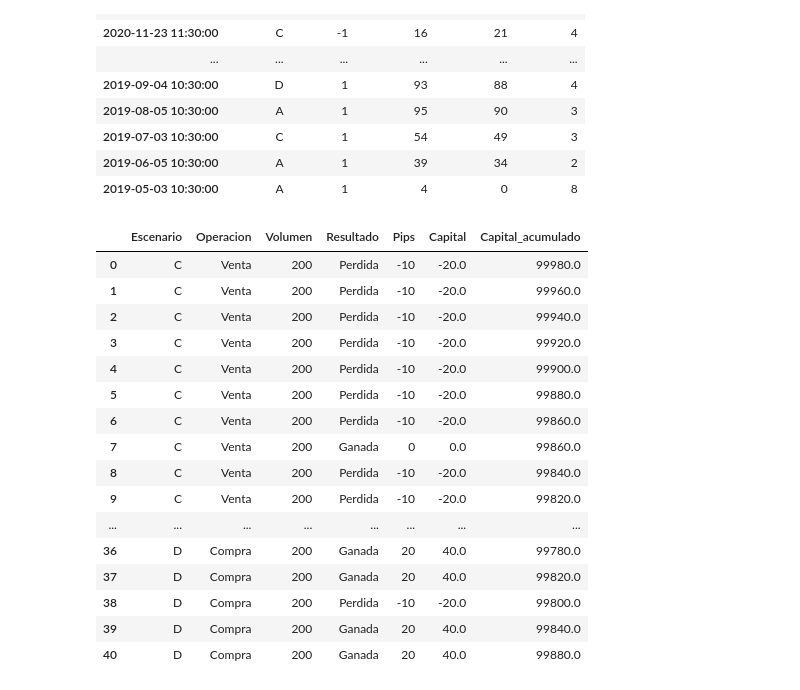
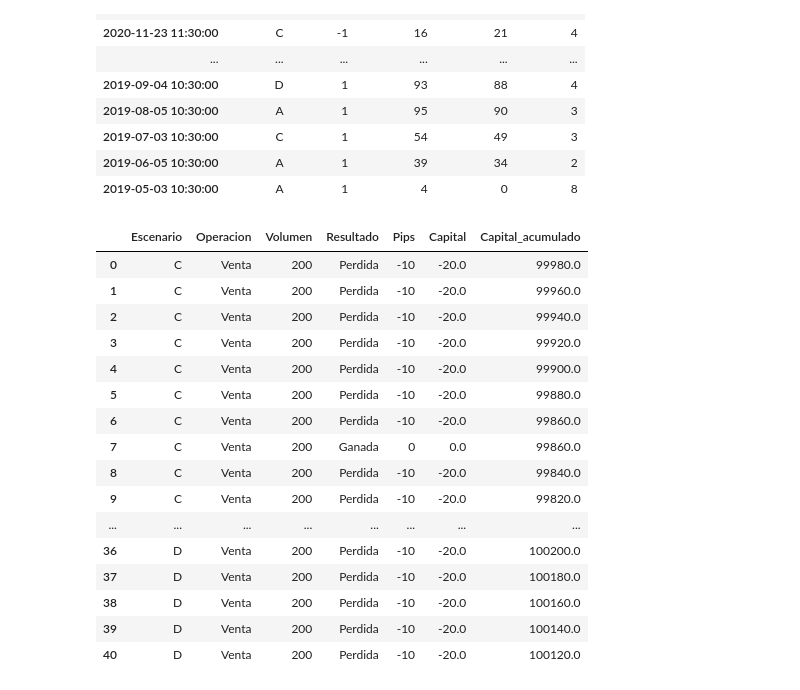
Before and after one commit to Sofiagarciaif/MyST_Proyecto_Final, a Jupyter notebook: notebook actualizado.ipynb, the cells around one changed output. Saved outputs shown, nothing was run; the diff lists cells and outputs as text; code cells hidden in the pictures.

```diff
--- a/notebook actualizado.ipynb
+++ b/notebook actualizado.ipynb
@@ -381,8 +399,8 @@ def f_escenarios(data):
                           'Pips Alcistas', 'Pips Bajistas', 'Volatilidad']]
     return df_escenarios
 # %%
-df_escenarios = f_escenarios(pmi)
-df_escenarios
+escenario = f_escenarios(pmi)
+escenario
 # %% [output]
 |  | Escenario | Direccion | Pips Alcistas | Pips Bajistas | Volatilidad |
 | Fecha y hora |  |  |  |  |  |
@@ -404,6 +422,15 @@ df_escenarios
 | 2019-05-03 10:30:00 | A | 1 | 4 | 0 | 8 |
 # %%
 def f_decisiones(Operacion, SL, TP, Volumen):
+    """
+    Paramemters
+    -----------
+    data: Datos historicos descargados
+    ---------
+    returns
+    -------
+    data: Dataframe de decision
+    """
     df_decisiones = pd.DataFrame(columns=['Escenario', 'Operacion', 'SL', 'TP', 'Volumen'])
     df_decisiones['Escenario'] = ['A', 'B', 'C', 'D']
     df_decisiones['Operacion'] = Operacion
@@ -412,13 +439,21 @@ def f_decisiones(Operacion, SL, TP, Volumen):
     df_decisiones['Volumen'] = Volumen
     return df_decisiones
 # %%
-Operacion= ['Venta', 'Compra', 'Venta','Compra']
+Operacion= ['Compra', 'Compra', 'Venta','Venta']
 SL, TP = [10, 10, 10, 10] , [20, 20, 20, 20]
 Volumen= [200, 200, 200, 200]
-df_decisiones = f_decisiones(Operacion, SL, TP, Volumen)
+decision = f_decisiones(Operacion, SL, TP, Volumen)
 # %%
-def f_backtest(df_escenarios, df_decisiones):
-
+def f_backtest(df_escenarios, df_decisiones, capital_inicial):
+    """
+    Paramemters
+    -----------
+    data:
+    ---------
+    returns
+    -------
+    data
+    """
     df_backtest = pd.merge(df_escenarios, df_decisiones)
     df_backtest['Resultado'] = 0
     df_backtest['Pips'] = 0
@@ -458,22 +493,22 @@ def f_backtest(df_escenarios, df_decisiones):
     return df_backtest
 # %%
 capital_inicial = 100000
-f_backtest(df_escenarios,df_decisiones)
+f_backtest(escenario,decision,capital_inicial)
 # %% [output]
 |  | Escenario | Operacion | Volumen | Resultado | Pips | Capital | Capital_acumulado |
 | 0 | C | Venta | 200 | Perdida | -10 | -20.0 | 99980.0 |
 | 1 | C | Venta | 200 | Perdida | -10 | -20.0 | 99960.0 |
 | 2 | C | Venta | 200 | Perdida | -10 | -20.0 | 99940.0 |
 | 3 | C | Venta | 200 | Perdida | -10 | -20.0 | 99920.0 |
 | 4 | C | Venta | 200 | Perdida | -10 | -20.0 | 99900.0 |
 | 5 | C | Venta | 200 | Perdida | -10 | -20.0 | 99880.0 |
 | 6 | C | Venta | 200 | Perdida | -10 | -20.0 | 99860.0 |
 | 7 | C | Venta | 200 | Ganada | 0 | 0.0 | 99860.0 |
 | 8 | C | Venta | 200 | Perdida | -10 | -20.0 | 99840.0 |
 | 9 | C | Venta | 200 | Perdida | -10 | -20.0 | 99820.0 |
 | ... | ... | ... | ... | ... | ... | ... | ... |
-| 36 | D | Compra | 200 | Ganada | 20 | 40.0 | 99780.0 |
-| 37 | D | Compra | 200 | Ganada | 20 | 40.0 | 99820.0 |
-| 38 | D | Compra | 200 | Perdida | -10 | -20.0 | 99800.0 |
-| 39 | D | Compra | 200 | Ganada | 20 | 40.0 | 99840.0 |
-| 40 | D | Compra | 200 | Ganada | 20 | 40.0 | 99880.0 |
+| 36 | D | Venta | 200 | Perdida | -10 | -20.0 | 100200.0 |
+| 37 | D | Venta | 200 | Perdida | -10 | -20.0 | 100180.0 |
+| 38 | D | Venta | 200 | Perdida | -10 | -20.0 | 100160.0 |
+| 39 | D | Venta | 200 | Perdida | -10 | -20.0 | 100140.0 |
+| 40 | D | Venta | 200 | Perdida | -10 | -20.0 | 100120.0 |
```
Also changed, not shown: parts of 5 cells of this notebook, 2 other files.
